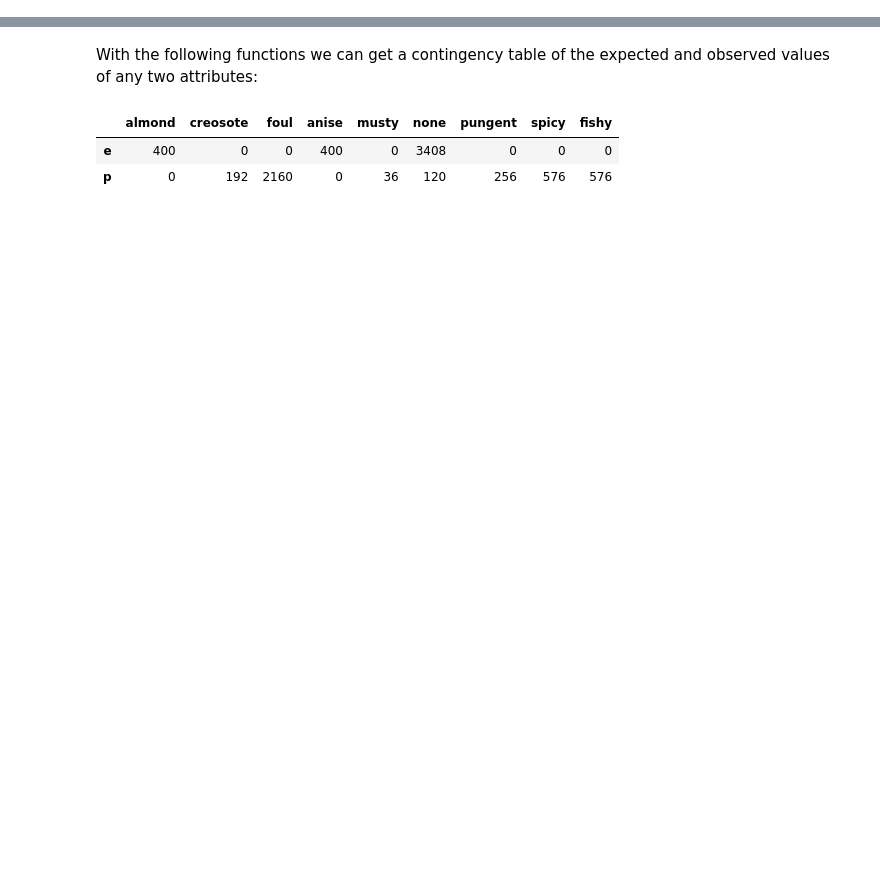
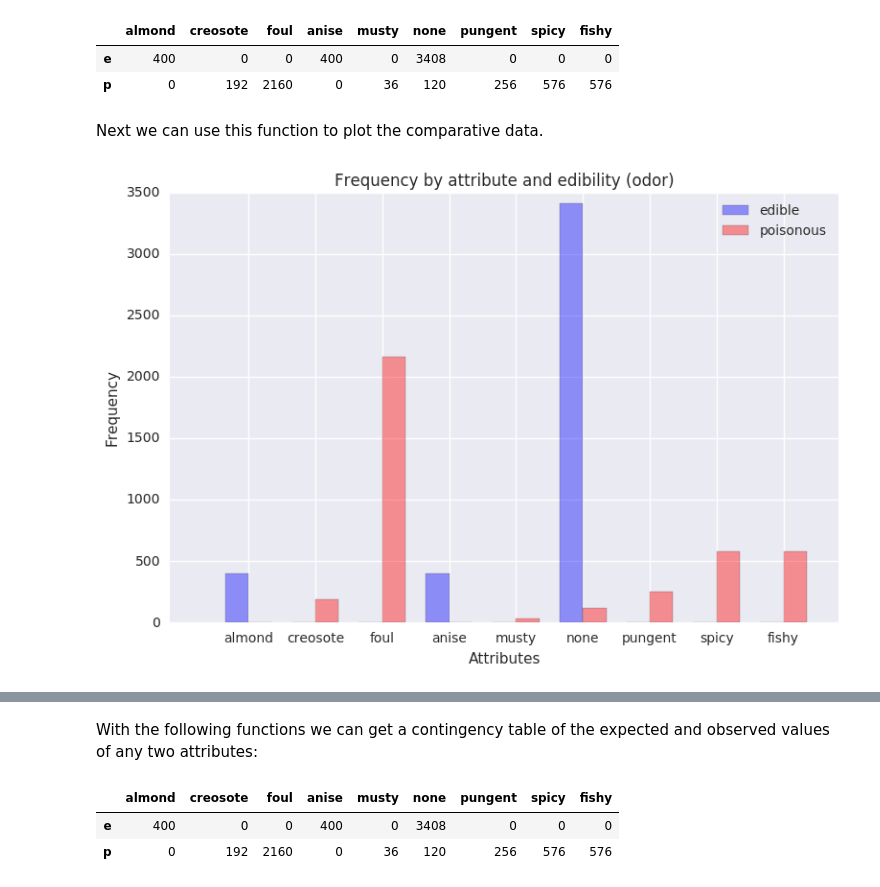
Before and after one commit to LukeWood/Mushroom-Classification, a Jupyter notebook: justin-notebook.ipynb, the cells around one changed output, grey strips where cells are left out. Cells and saved outputs as stored; diff of their text form; code cells hidden in the pictures; blank space fills up the shorter version.

Commit message:
add comparative barcharts stuff

```diff
--- a/justin-notebook.ipynb
+++ b/justin-notebook.ipynb
@@ -12,0 +19,57 @@ from preprocessing import shroom_dealer
+# %%
+def attr_freqs(attr1, attr2):
+    df = shroom_dealer.get_data_frame()
+
+    labels1 = shroom_dealer.get_attribute_dictionary()[attr1]
+    labels2 = shroom_dealer.get_attribute_dictionary()[attr2]
+
+    data = []
+
+    for a in df[attr1].cat.categories:
+        column = df[attr2][df[attr1] == a].value_counts()
+        data.append(column)
+
+    observed = pd.concat(data, axis=1)
+    observed.columns = [labels1[a] for a in df[attr1].cat.categories]
+
+    return observed
+
+
+attr_freqs('odor', 'poisonous')
+# %% [output]
+|  | almond | creosote | foul | anise | musty | none | pungent | spicy | fishy |
+| e | 400 | 0 | 0 | 400 | 0 | 3408 | 0 | 0 | 0 |
+| p | 0 | 192 | 2160 | 0 | 36 | 120 | 256 | 576 | 576 |
+# %% [markdown]
+Next we can use this function to plot the comparative data.
+# %%
+def plot_comparative_data(attr, plot=True, save=False):
+    data = attr_freqs(attr, 'poisonous')
+
+    labels = shroom_dealer.get_attribute_dictionary()[attr]
+
+    index = np.arange(o.shape[1])
+    bar_width = 0.35
+    opacity=0.4
+
+    fig, ax = plt.subplots()
+
+    plt.bar(index, data.loc['e',:].values, bar_width, align='center',
+            color='b', label='edible', alpha=opacity)
+    plt.bar(index + bar_width, data.loc['p',:].values, bar_width,
+            align='center', color='r', label='poisonous', alpha=opacity)
+
+    plt.xlabel('Attributes')
+    plt.ylabel('Frequency')
+    plt.title('Frequency by attribute and edibility ({})'.format(attr))
+    plt.xticks(index + bar_width / 2, data.columns)
+
+    plt.legend()
+
+    plt.tight_layout()
+    plt.show()
+    plt.close()
+# %%
+plot_comparative_data('odor')
+# %% [output]
+[figure, added]
```
Also changed, not shown: parts of 7 cells of this notebook.
